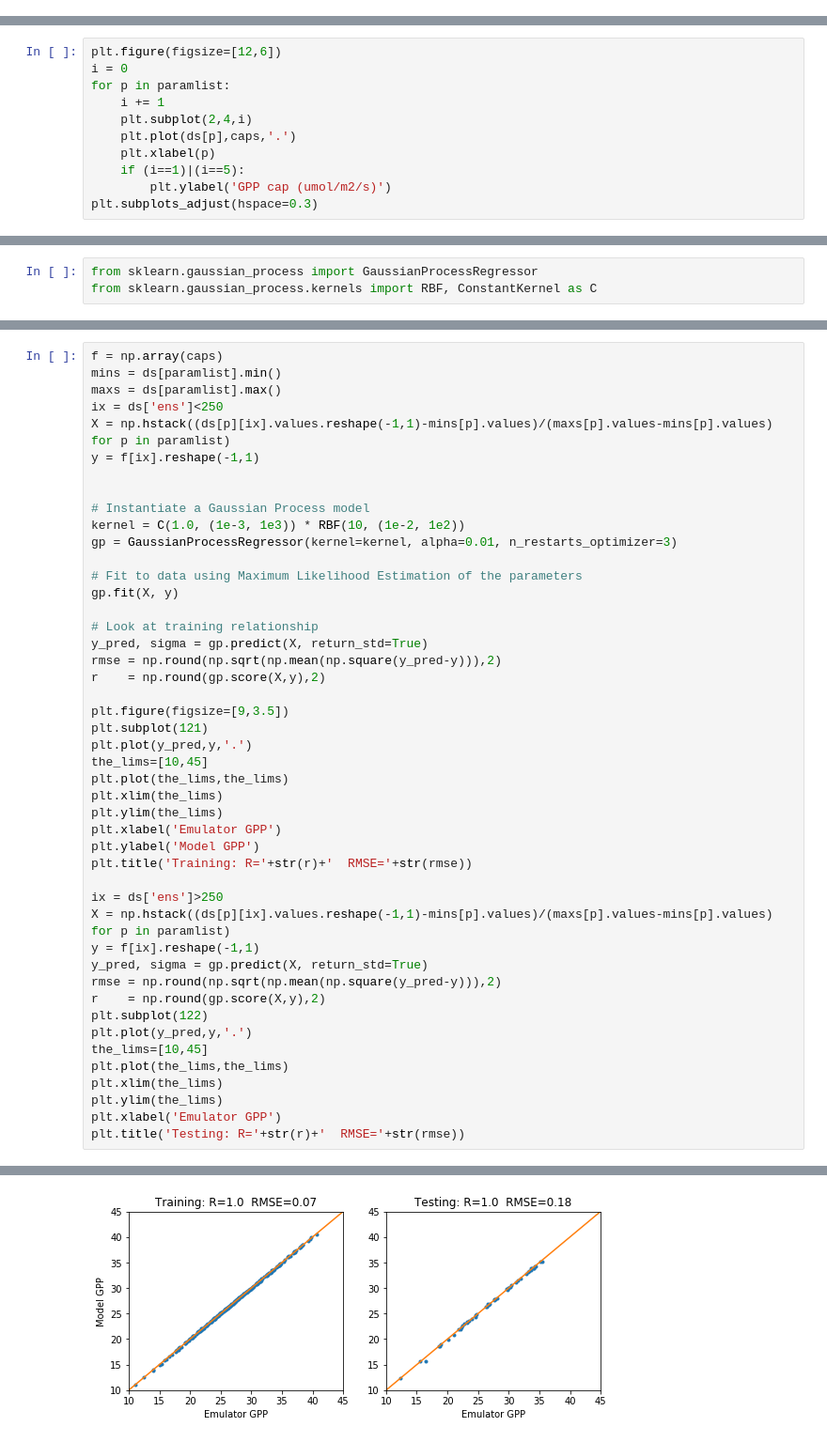
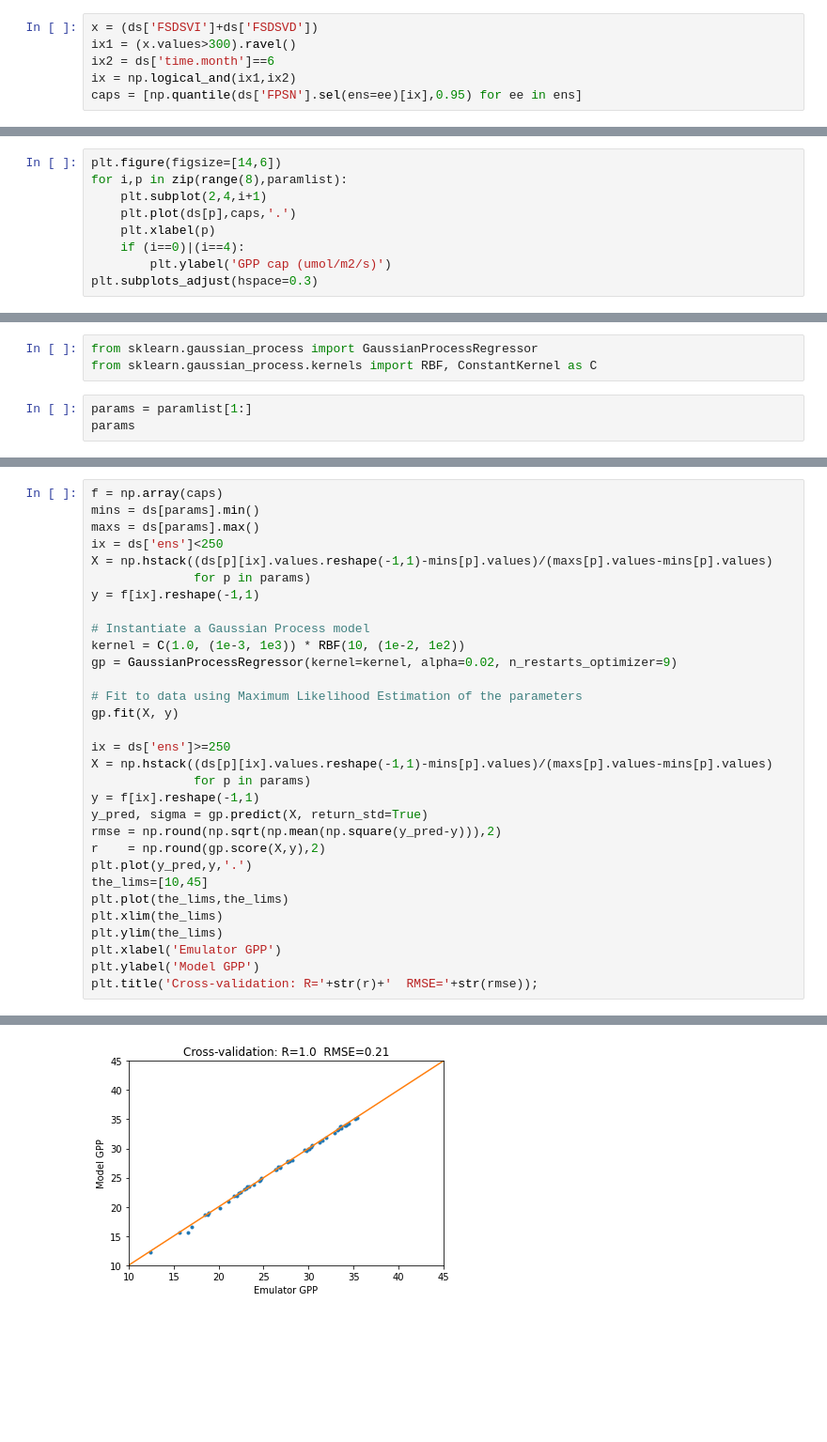
Before and after one commit to djk2120/UMB_cap, a Jupyter notebook: pyth/umb_ens2.ipynb, the cells around one changed output, grey strips where cells are left out. Shown at 94% size. Saved outputs shown, nothing was run; the diff lists cells and outputs as text; blank space fills up the shorter version.

```diff
--- a/pyth/umb_ens2.ipynb
+++ b/pyth/umb_ens2.ipynb
@@ -153,0 +179,6 @@ Wall time: 4.23 s
+# %%
+x = (ds['FSDSVI']+ds['FSDSVD'])
+ix1 = (x.values>300).ravel()
+ix2 = ds['time.month']==6
+ix = np.logical_and(ix1,ix2)
+caps = [np.quantile(ds['FPSN'].sel(ens=ee)[ix],0.95) for ee in ens]
@@ -200,12 +289,10 @@ max=40.59
 # %%
-plt.figure(figsize=[12,6])
-i = 0
-for p in paramlist:
-    i += 1
-    plt.subplot(2,4,i)
+plt.figure(figsize=[14,6])
+for i,p in zip(range(8),paramlist):
+    plt.subplot(2,4,i+1)
     plt.plot(ds[p],caps,'.')
     plt.xlabel(p)
-    if (i==1)|(i==5):
+    if (i==0)|(i==4):
         plt.ylabel('GPP cap (umol/m2/s)')
 plt.subplots_adjust(hspace=0.3)
 # %% [output]
@@ -233,3 +300,6 @@ plt.title('monthly means: 10 random ens members');
 # %%
 from sklearn.gaussian_process import GaussianProcessRegressor
 from sklearn.gaussian_process.kernels import RBF, ConstantKernel as C
+# %%
+params = paramlist[1:]
+params
@@ -236,26 +308,26 @@ from sklearn.gaussian_process.kernels import RBF, ConstantKernel as C
 # %%
 f = np.array(caps)
-mins = ds[paramlist].min()
-maxs = ds[paramlist].max()
+mins = ds[params].min()
+maxs = ds[params].max()
 ix = ds['ens']<250
-X = np.hstack((ds[p][ix].values.reshape(-1,1)-mins[p].values)/(maxs[p].values-mins[p].values) for p in paramlist)
+X = np.hstack((ds[p][ix].values.reshape(-1,1)-mins[p].values)/(maxs[p].values-mins[p].values)
+              for p in params)
 y = f[ix].reshape(-1,1)
-
 
 # Instantiate a Gaussian Process model
 kernel = C(1.0, (1e-3, 1e3)) * RBF(10, (1e-2, 1e2))
-gp = GaussianProcessRegressor(kernel=kernel, alpha=0.01, n_restarts_optimizer=3)
+gp = GaussianProcessRegressor(kernel=kernel, alpha=0.02, n_restarts_optimizer=9)
 
 # Fit to data using Maximum Likelihood Estimation of the parameters
 gp.fit(X, y)
 
-# Look at training relationship
+ix = ds['ens']>=250
+X = np.hstack((ds[p][ix].values.reshape(-1,1)-mins[p].values)/(maxs[p].values-mins[p].values)
+              for p in params)
+y = f[ix].reshape(-1,1)
 y_pred, sigma = gp.predict(X, return_std=True)
 rmse = np.round(np.sqrt(np.mean(np.square(y_pred-y))),2)
 r    = np.round(gp.score(X,y),2)
-
-plt.figure(figsize=[9,3.5])
-plt.subplot(121)
 plt.plot(y_pred,y,'.')
 the_lims=[10,45]
 plt.plot(the_lims,the_lims)
@@ -263,20 +335,5 @@ plt.xlim(the_lims)
 plt.ylim(the_lims)
 plt.xlabel('Emulator GPP')
 plt.ylabel('Model GPP')
-plt.title('Training: R='+str(r)+'  RMSE='+str(rmse))
-
-ix = ds['ens']>250
-X = np.hstack((ds[p][ix].values.reshape(-1,1)-mins[p].values)/(maxs[p].values-mins[p].values) for p in paramlist)
-y = f[ix].reshape(-1,1)
-y_pred, sigma = gp.predict(X, return_std=True)
-rmse = np.round(np.sqrt(np.mean(np.square(y_pred-y))),2)
-r    = np.round(gp.score(X,y),2)
-plt.subplot(122)
-plt.plot(y_pred,y,'.')
-the_lims=[10,45]
-plt.plot(the_lims,the_lims)
-plt.xlim(the_lims)
-plt.ylim(the_lims)
-plt.xlabel('Emulator GPP')
-plt.title('Testing: R='+str(r)+'  RMSE='+str(rmse))
+plt.title('Cross-validation: R='+str(r)+'  RMSE='+str(rmse));
 # %% [output]
@@ -284,2 +340,2 @@ Text(0.5,1,'Testing: R=1.0  RMSE=0.18')
-[figure, old version]
+[figure, new version]
 # %%
```
Also changed, not shown: parts of 55 cells of this notebook.
